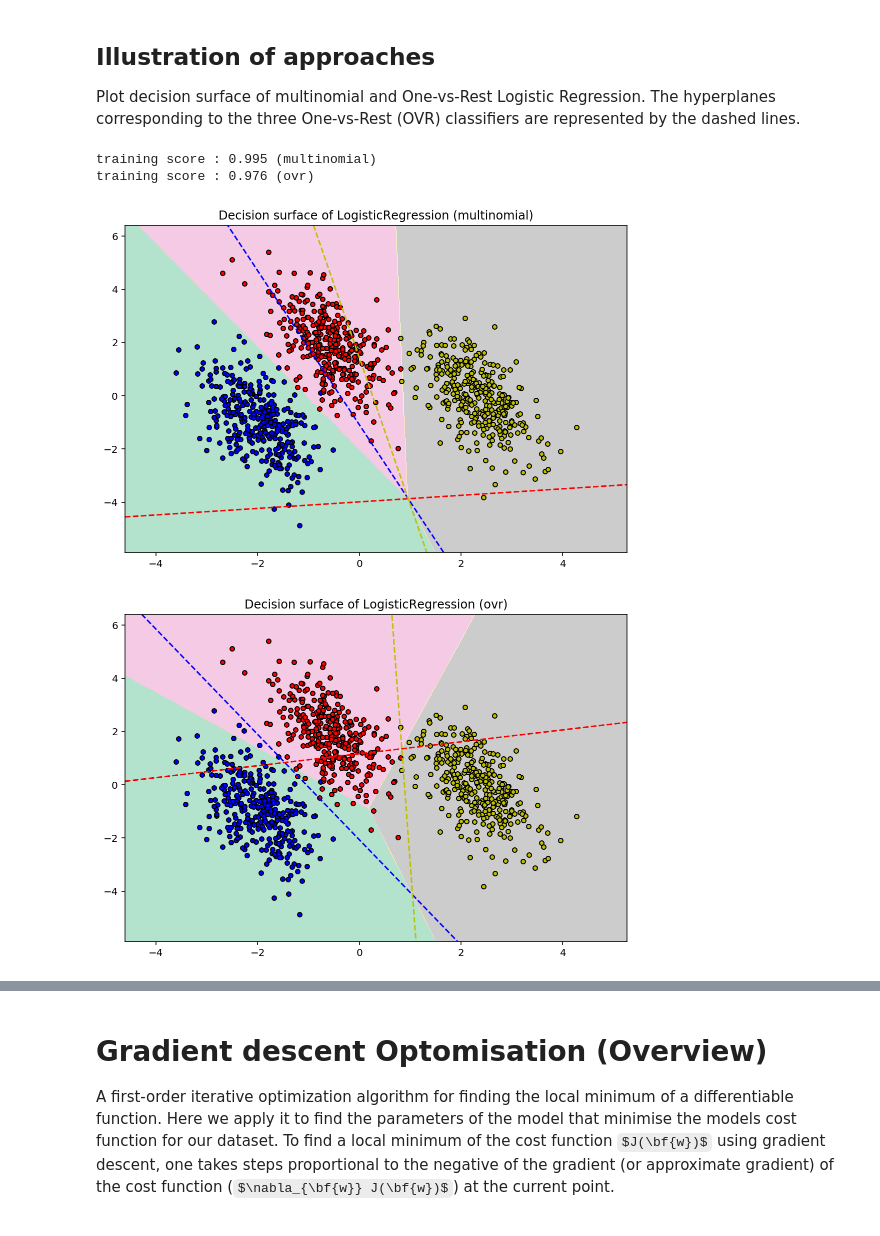
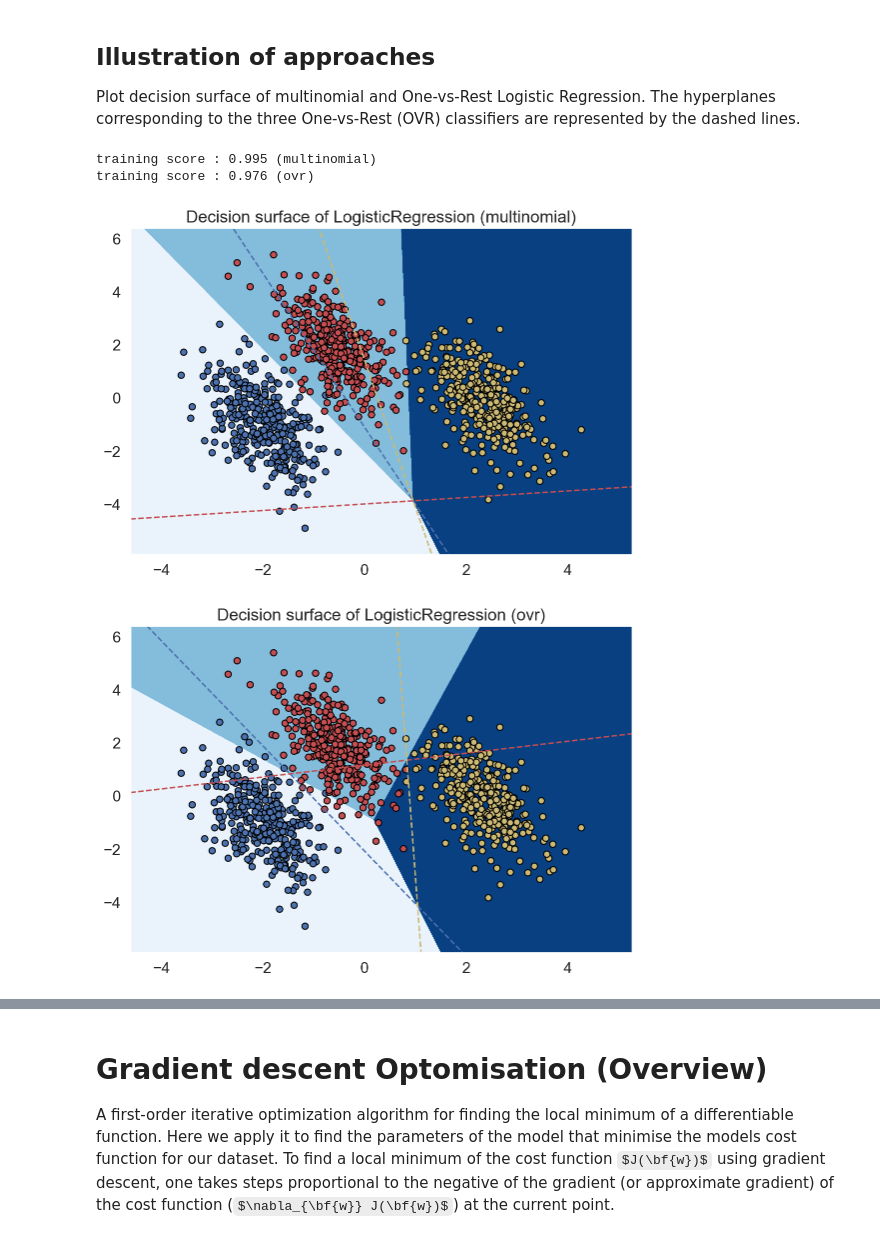
Before and after one commit to PacktPublishing/Practical-Machine-Learning-with-TensorFlow-2.0-and-Scikit-Learn, a Jupyter notebook: section_3/3-2.ipynb, the cells around one changed output, grey strips where cells are left out. Drawn from its saved outputs; the diff is of its cells as text; code cells hidden in the pictures; some formulas as TeX source.

```diff
--- a/section_3/3-2.ipynb
+++ b/section_3/3-2.ipynb
@@ -168,7 +175,6 @@ Plot decision surface of multinomial and One-vs-Rest Logistic Regression. The hy
 # %%
 # Ref : https://scikit-learn.org/stable/auto_examples/linear_model/plot_logistic_multinomial.html#sphx-glr-auto-examples-linear-model-plot-logistic-multinomial-py
 from sklearn.datasets import make_blobs
-
 
 def illustrate_multi_class_logisitic_regression():
     # make 3-class dataset for classification
@@ -176,6 +182,7 @@ def illustrate_multi_class_logisitic_regression():
     X, y = make_blobs(n_samples=1000, centers=centers, random_state=40)
     transformation = [[0.4, 0.2], [-0.4, 1.2]]
     X = np.dot(X, transformation)
+    cmap = plt.cm.Blues
 
     for multi_class in ('multinomial', 'ovr'):
         clf = LogisticRegression(solver='sag', max_iter=100, random_state=42,
@@ -185,7 +192,7 @@ def illustrate_multi_class_logisitic_regression():
         print("training score : %.3f (%s)" % (clf.score(X, y), multi_class))
 
         # create a mesh to plot in
-        h = .02  # step size in the mesh
+        h = .005  # step size in the mesh
         x_min, x_max = X[:, 0].min() - 1, X[:, 0].max() + 1
         y_min, y_max = X[:, 1].min() - 1, X[:, 1].max() + 1
         xx, yy = np.meshgrid(np.arange(x_min, x_max, h),
@@ -197,41 +204,41 @@ def illustrate_multi_class_logisitic_regression():
         # Put the result into a color plot
         Z = Z.reshape(xx.shape)
         plt.figure(figsize=(9, 6))
-        plt.contourf(xx, yy, Z, cmap=plt.cm.Pastel2)
+        plt.contourf(xx, yy, Z, cmap=cmap)
         plt.title("Decision surface of LogisticRegression (%s)" % multi_class)
         plt.axis('tight')
 
         # Plot also the training points
         colors = "bry"
         for i, color in zip(clf.classes_, colors):
             idx = np.where(y == i)
-            plt.scatter(X[idx, 0], X[idx, 1], c=color, cmap=plt.cm.Pastel2,
-                        edgecolor='black', s=20)
+            plt.scatter(X[idx, 0], X[idx, 1], c=color, cmap=cmap,
+                        edgecolor='black', s=40)
 
         # Plot the three one-against-all classifiers
         xmin, xmax = plt.xlim()
         ymin, ymax = plt.ylim()
         coef = clf.coef_
         intercept = clf.intercept_
 
         def plot_hyperplane(c, color):
             def line(x0):
                 return (-(x0 * coef[c, 0]) - intercept[c]) / coef[c, 1]
             plt.plot([xmin, xmax], [line(xmin), line(xmax)],
                      ls="--", color=color)
 
         for i, color in zip(clf.classes_, colors):
             plot_hyperplane(i, color)
 
     plt.show()
 
 
 illustrate_multi_class_logisitic_regression()
 # %% [output]
 training score : 0.995 (multinomial)
 training score : 0.976 (ovr)
-[figure, old version]
+[figure, new version]
-[figure, old version]
+[figure, new version]
 # %% [markdown]
 ## Regularisation with Logistic Regression
 
```
Also changed, not shown: parts of 5 cells of this notebook, 1 other file.
